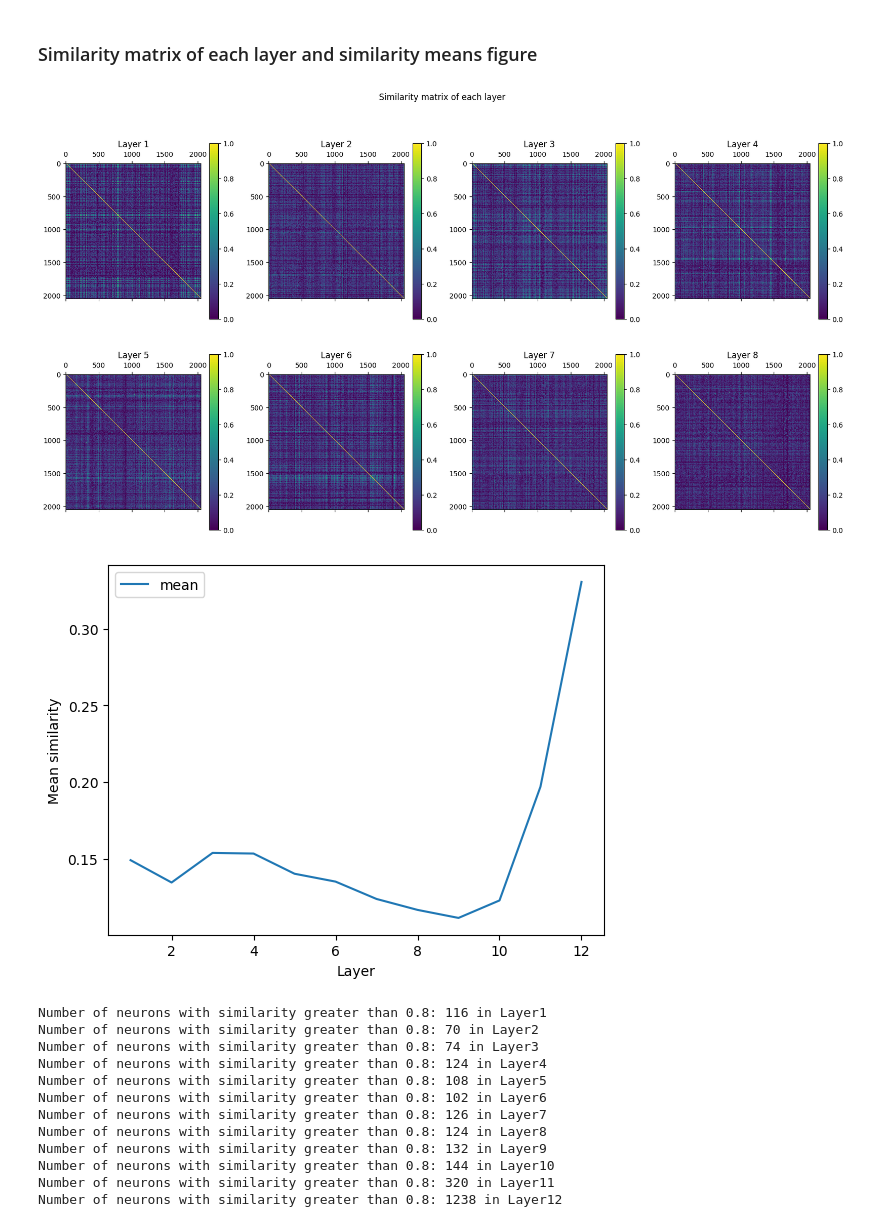
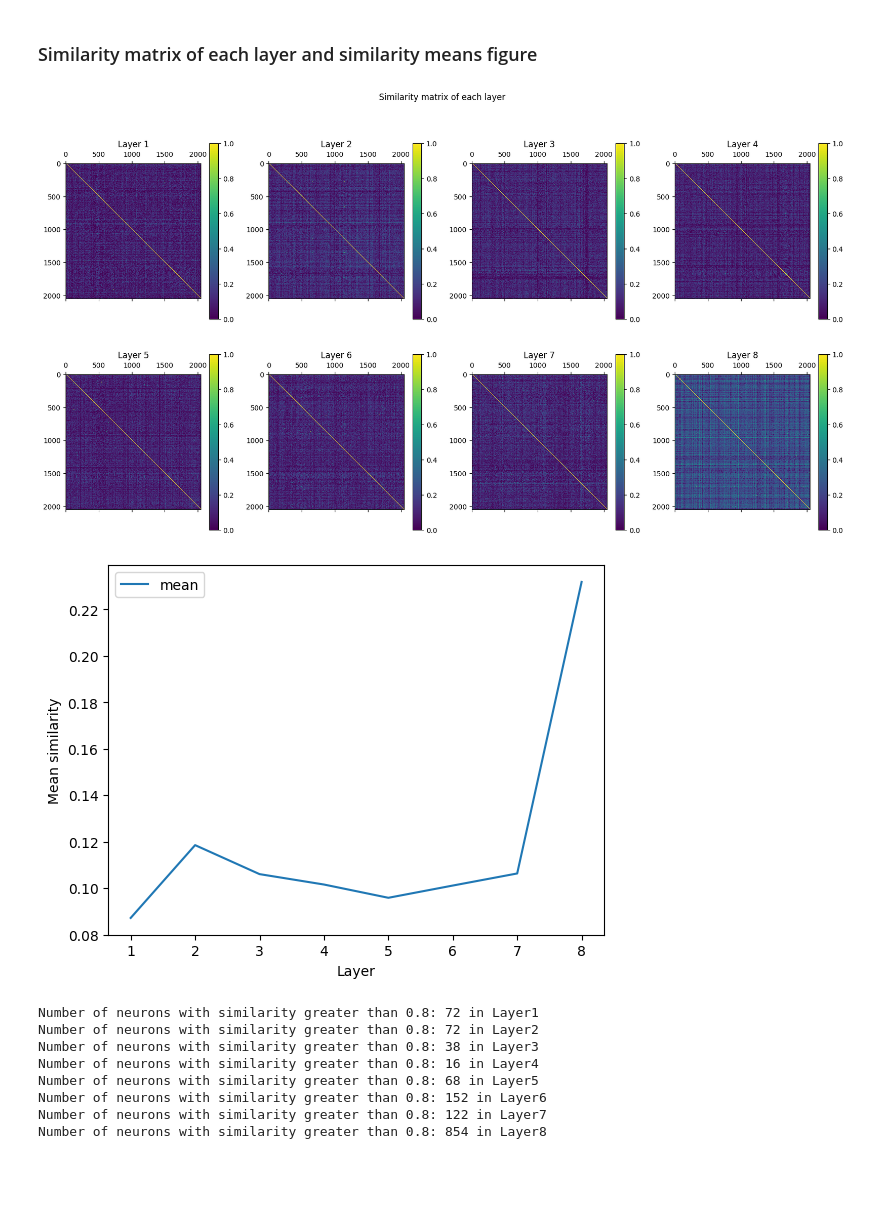
Before and after one commit to ALT-JS/OthelloSAE, a Jupyter notebook: cosine_similarity.ipynb, the cells around one changed output. Drawn from its saved outputs; the diff is of its cells as text; code cells hidden in the pictures; blank space fills up the shorter version.

```diff
--- a/cosine_similarity.ipynb
+++ b/cosine_similarity.ipynb
@@ -29,13 +31,13 @@ mode = 0 # ["empty", "own", "enemy"]
 seed = 114514
 threshold = 0.2
 
-model_location = f"trained_model_full_12_{seed}.pkl"
+model_location = f"trained_model_full_{seed}.pkl"
 with open(model_location, 'rb') as f:
     othello_gpt=torch.load(f, map_location=device)
 
 for layer in layers:
     # Probe
-    probe_path = f"probes/12layer/12_probe_layer_{layer}_{seed}_trimmed.pkl"
+    probe_path = f"./probes/probe_layer_{layer}_{seed}_trimmed.pkl"
     full_linear_probe = torch.load(probe_path)
     my_probe_W = full_linear_probe[f'classifier.{mode}.weight'] # (64, 512)
     my_probe_W = my_probe_W.t()
@@ -139,7 +137,9 @@ for layer in layers:
     ax.set_yticklabels([])
 
     if save_path:
-        save_file = f"data/Picture/cosim_results/{seed}_activation_map_layer_{layer+1}.png"
+        if not os.path.exists("./results/pics/cosim_results"):
+            os.makedirs("./results/pics/cosim_results")
+        save_file = f"./results/pics/cosim_results/{seed}_activation_map_layer_{layer+1}.png"
         plt.savefig(save_file, dpi=300, bbox_inches='tight')
         print(f"Saved activation map for layer {layer+1} to {save_file}")
 
@@ -156,10 +156,10 @@ Saved activation map for layer 8 to data/Picture/cosim_results/20240805_activati
 # %% [markdown]
 ### Similarity matrix of each layer and similarity means figure
 # %%
-layers = list(range(0, 12))
+layers = list(range(0, 8))
 mode = 0 # ["empty", "own", "enemy"]
 seed = 114514
-model_location = f"trained_model_full_12_{seed}.pkl"
+model_location = f"trained_model_full_{seed}.pkl"
 with open(model_location, 'rb') as f:
     othello_gpt=torch.load(f, map_location=device)
 
@@ -173,45 +173,41 @@ for layer in layers:
     w_in = othello_gpt.state_dict()[weight_in_key] # torch.Size([512, 2048])
     w_in /= w_in.norm(dim=1, keepdim=True)
 
     similarity = w_in @ w_in.t()
 
     similarity_layers.append(similarity.cpu().numpy())
 
 # plot simlarity_layers
 
 fig, ax = plt.subplots(2, 4, figsize=(20, 10))
 for i in range(8):
     cax = ax[i//4, i%4].matshow(similarity_layers[i], cmap="viridis", vmin=0, vmax=1)
     ax[i//4, i%4].set_title(f"Layer {i+1}")
     plt.colorbar(cax, ax=ax[i//4, i%4])
 plt.suptitle("Similarity matrix of each layer")
 
 plt.show()
 
 similarity_means = [np.mean(similarity - np.diag(np.diag(similarity))) for similarity in similarity_layers]
-plt.plot(range(1, 13), similarity_means, label="mean")
+plt.plot(range(1, 9), similarity_means, label="mean")
 plt.legend()
 plt.xlabel("Layer")
 plt.ylabel("Mean similarity")
 
 plt.show()
 
 threshold = 0.8
 for idx, similarity in enumerate(similarity_layers):
     similarity = similarity - np.diag(np.diag(similarity))
     print(f"Number of neurons with similarity greater than {threshold}: {(similarity>threshold).sum()} in Layer{idx+1}")
 # %% [output]
-[figure, old version]
+[figure, new version]
-[figure, old version]
+[figure, new version]
-Number of neurons with similarity greater than 0.8: 116 in Layer1
-Number of neurons with similarity greater than 0.8: 70 in Layer2
-Number of neurons with similarity greater than 0.8: 74 in Layer3
-Number of neurons with similarity greater than 0.8: 124 in Layer4
-Number of neurons with similarity greater than 0.8: 108 in Layer5
-Number of neurons with similarity greater than 0.8: 102 in Layer6
-Number of neurons with similarity greater than 0.8: 126 in Layer7
-Number of neurons with similarity greater than 0.8: 124 in Layer8
-Number of neurons with similarity greater than 0.8: 132 in Layer9
-Number of neurons with similarity greater than 0.8: 144 in Layer10
-Number of neurons with similarity greater than 0.8: 320 in Layer11
-Number of neurons with similarity greater than 0.8: 1238 in Layer12
+Number of neurons with similarity greater than 0.8: 72 in Layer1
+Number of neurons with similarity greater than 0.8: 72 in Layer2
+Number of neurons with similarity greater than 0.8: 38 in Layer3
+Number of neurons with similarity greater than 0.8: 16 in Layer4
+Number of neurons with similarity greater than 0.8: 68 in Layer5
+Number of neurons with similarity greater than 0.8: 152 in Layer6
+Number of neurons with similarity greater than 0.8: 122 in Layer7
+Number of neurons with similarity greater than 0.8: 854 in Layer8
```
Also changed, not shown: parts of 3 cells of this notebook, 2 other files.
